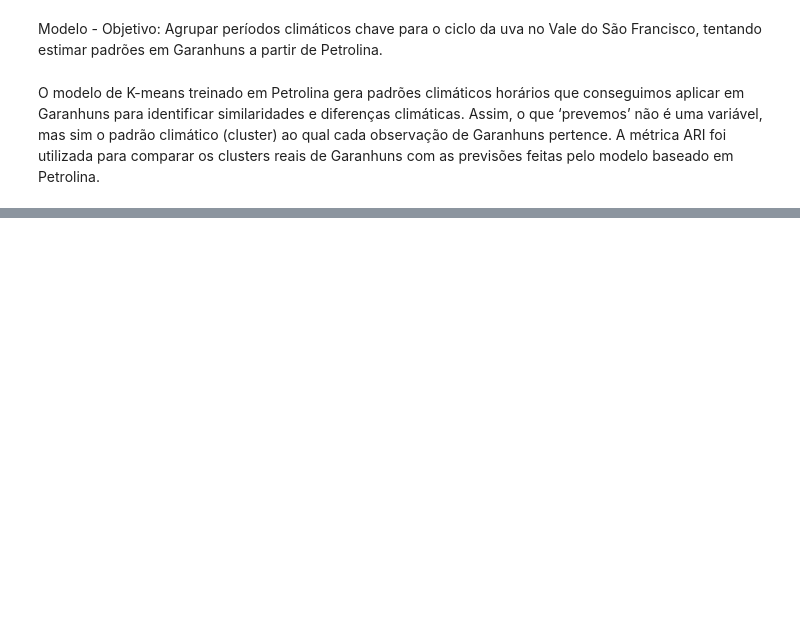
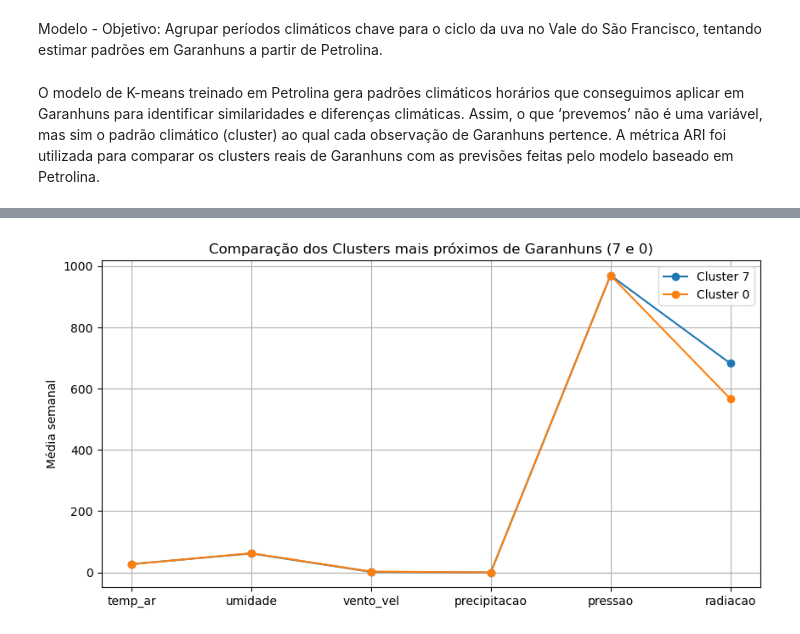
Before and after one commit to aguiarth/AVD-projeto, a Jupyter notebook: notebooks/02_modelagem.ipynb, the cells around one changed output, grey strips where cells are left out. Saved outputs shown, nothing was run; the diff lists cells and outputs as text; code cells hidden in the pictures; blank space fills up the shorter version.

```diff
--- a/notebooks/02_modelagem.ipynb
+++ b/notebooks/02_modelagem.ipynb
@@ -133,0 +147,6 @@ O modelo de K-means treinado em Petrolina gera padrões climáticos horários qu
+# %%
+df_pet = df_sem_outliers[df_sem_outliers['device_name'] == "INMET_Petrolina"].copy()
+df_gar = df_sem_outliers[df_sem_outliers['device_name'] == "INMET_Garanhuns"].copy()
+
+print(df_pet.shape)
+print(df_gar.shape)
@@ -133,0 +194,8 @@ O modelo de K-means treinado em Petrolina gera padrões climáticos horários qu
+# %%
+df_pet_sem = agregar_semanal(df_pet)
+df_gar_sem = agregar_semanal(df_gar)
+
+print(df_pet_sem.shape)
+print(df_gar_sem.shape)
+
+df_pet_sem.head()
@@ -133,0 +380,15 @@ O modelo de K-means treinado em Petrolina gera padrões climáticos horários qu
+# %%
+means_7 = cluster_means.loc[7]
+means_0 = cluster_means.loc[0]
+
+plt.figure(figsize=(10,5))
+plt.plot(variaveis_modelo, means_7, marker='o', label='Cluster 7')
+plt.plot(variaveis_modelo, means_0, marker='o', label='Cluster 0')
+
+plt.title("Comparação dos Clusters mais próximos de Garanhuns (7 e 0)")
+plt.ylabel("Média semanal")
+plt.grid(True)
+plt.legend()
+plt.show()
+# %% [output]
+[figure, added]
```
Also changed, not shown: parts of 39 cells of this notebook.
